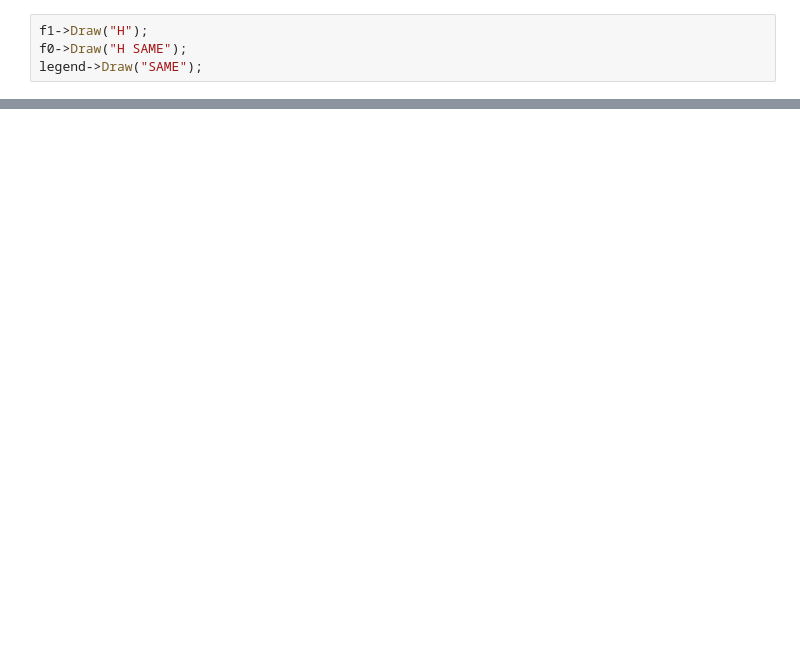
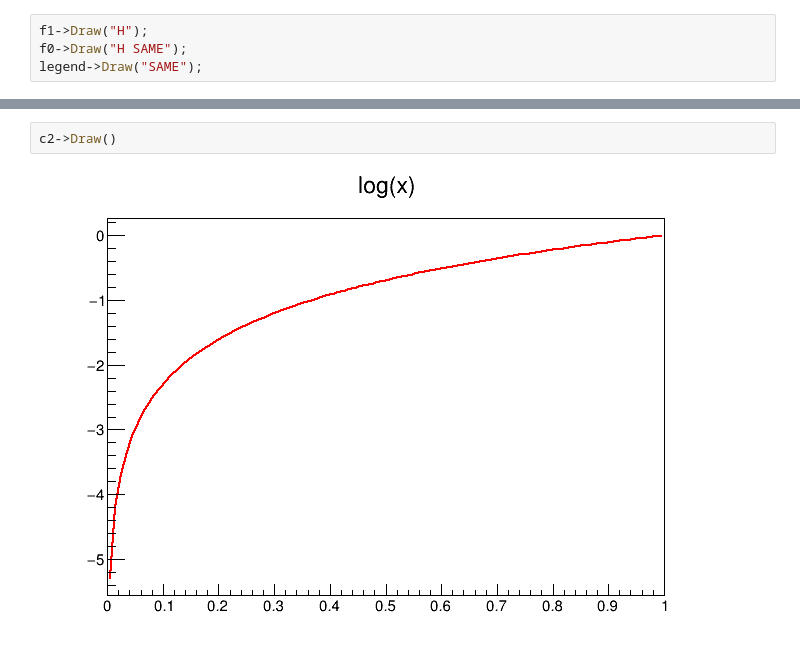
Before and after one commit to casfisica/AnalysisCode, a Jupyter notebook: PoissonPlots.ipynb, the cells around one changed output, grey strips where cells are left out. Cells and saved outputs as stored; diff of their text form; blank space fills up the shorter version.

```diff
--- a/PoissonPlots.ipynb
+++ b/PoissonPlots.ipynb
@@ -37,0 +147,4 @@ Info in <TCanvas::Print>: pdf file TwoPoisson.pdf has been created
+# %%
+c2->Draw()
+# %% [output]
+[figure, added]
```
Also changed, not shown: parts of 22 cells of this notebook, 1 other file.
